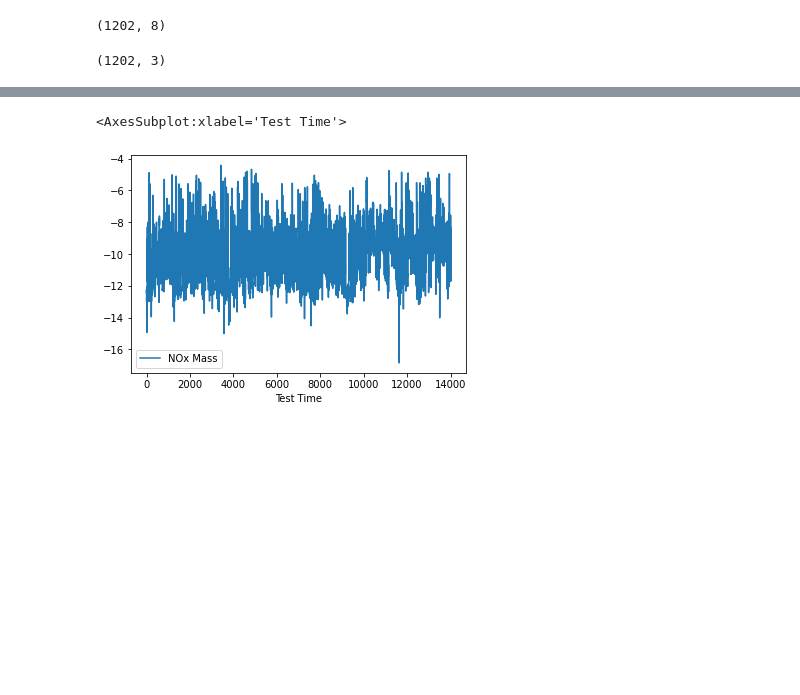
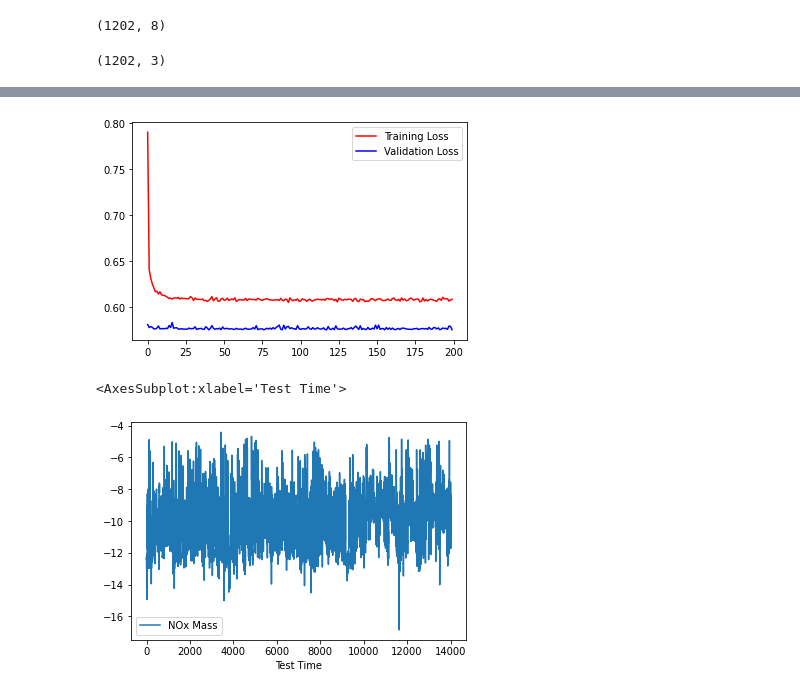
Before and after one commit to msaad1311/TfL-Dataset, a Jupyter notebook: src/EDA.ipynb, the cells around one changed output, grey strips where cells are left out. Saved outputs shown, nothing was run; the diff lists cells and outputs as text; code cells hidden in the pictures; blank space fills up the shorter version.

```diff
--- a/src/EDA.ipynb
+++ b/src/EDA.ipynb
@@ -676,0 +672,19 @@ comb.plot(x='Test Time',y='CO2 Mass')
+# %%
+driving_onehot = OneHotEncoder()
+driving_onehot.fit(xtrain_categor[:,0].reshape(-1,1))
+driving_encoded_train = driving_onehot.transform(xtrain_categor[:,0].reshape(-1,1))
+driving_encoded_test = driving_onehot.transform(xtest_categor[:,0].reshape(-1,1))
+
+vehicle_onehot = OneHotEncoder()
+vehicle_onehot.fit(xtrain_categor[:,1].reshape(-1,1))
+vehicle_encoded_train = vehicle_onehot.transform(xtrain_categor[:,1].reshape(-1,1))
+vehicle_encoded_test = vehicle_onehot.transform(xtest_categor[:,1].reshape(-1,1))
+
+scaler_input = MinMaxScaler()
+scaler_input.fit(xtrain_numeric)
+xtrain_numeric = scaler_input.transform(xtrain_numeric)
+xtest_numeric = scaler_input.transform(xtest_numeric)
+
+print(f'driving_encoded_train shape is {driving_encoded_train.shape},vehicle_encoded_train shape is {vehicle_encoded_train.shape}')
+print(f'driving_encoded_test shape is {driving_encoded_test.shape},vehicle_encoded_test shape is {vehicle_encoded_test.shape}')
+print(f'xtrain_numeric shape is {xtrain_numeric.shape},xtest_numeric shape is {xtest_numeric.shape}')
@@ -676,0 +695,4 @@ comb.plot(x='Test Time',y='CO2 Mass')
+# %%
+training_set= np.concatenate((driving_encoded_train.toarray(),vehicle_encoded_train.toarray(),xtrain_numeric),axis=1)
+testing_set = np.concatenate((driving_encoded_test.toarray(),vehicle_encoded_test.toarray(),xtest_numeric),axis=1)
+print(f'The training set size is {training_set.shape} and testing set size is {testing_set.shape}')
@@ -676,0 +701,9 @@ comb.plot(x='Test Time',y='CO2 Mass')
+# %%
+model = keras.Sequential()
+model.add(keras.layers.Dense(32,input_shape=(training_set.shape[1],)))
+model.add(keras.layers.Dropout(0.3))
+# model.add(keras.layers.Dense(16))
+# model.add(keras.layers.Dropout(0.15))
+model.add(keras.layers.Dense(3))
+model.compile(loss='mse',metrics=['mae'],optimizer='adam')
+model.summary()
@@ -676,0 +725,2 @@ comb.plot(x='Test Time',y='CO2 Mass')
+# %%
+history = model.fit(x=training_set,y=ytrain,batch_size=32,epochs=200,validation_split=0.2)
@@ -677,3 +745,10 @@ comb.plot(x='Test Time',y='CO2 Mass')
+# %%
+plt.plot(history.history['loss'],color='r',label='Training Loss')
+plt.plot(history.history['val_loss'],color='b',label='Validation Loss')
+plt.legend()
+plt.show()
+# %% [output]
+[figure, added]
 # %%
 comb.plot(x='Test Time',y='NOx Mass')
 # %% [output]
```
Also changed, not shown: parts of 27 cells of this notebook.
